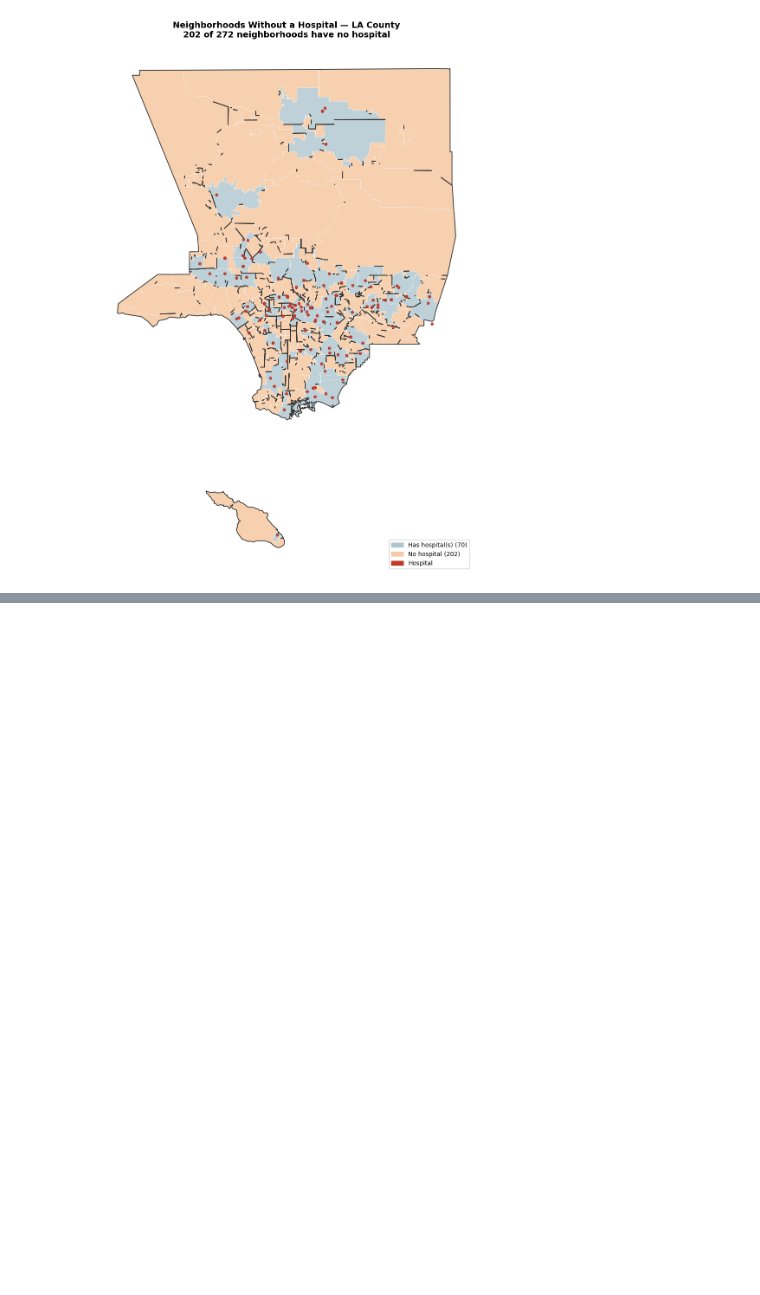
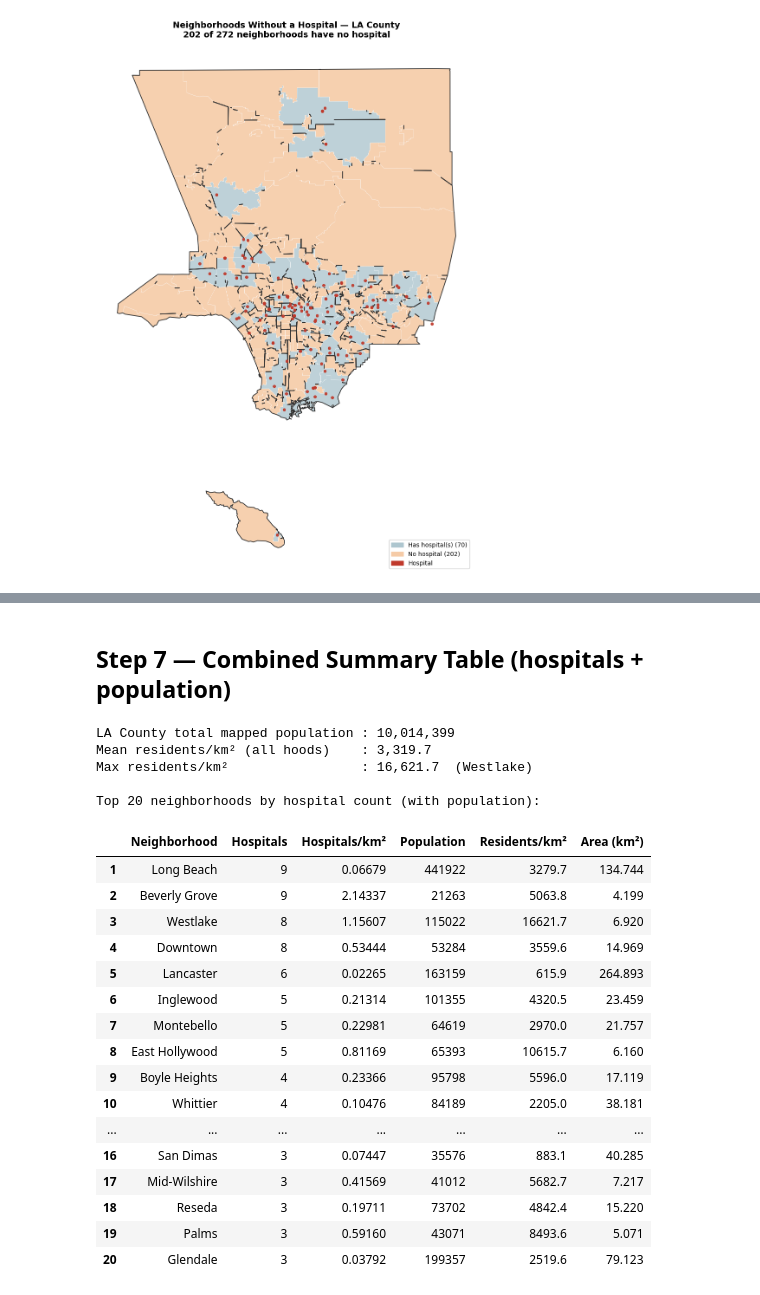
Before and after one commit to danielqhtruong/MATH497_Research_TDA, a Jupyter notebook: PH/Hospital_Visualization/visualize_hospitals.ipynb, the cells around one changed output, grey strips where cells are left out. Saved outputs shown, nothing was run; the diff lists cells and outputs as text; code cells hidden in the pictures; blank space fills up the shorter version.

```diff
--- a/PH/Hospital_Visualization/visualize_hospitals.ipynb
+++ b/PH/Hospital_Visualization/visualize_hospitals.ipynb
@@ -269,0 +229,55 @@ Top 20 neighborhoods by hospital count:
+# %% [markdown]
+## Step 7 — Combined Summary Table (hospitals + population)
+# %%
+full_summary = (
+    la_county[la_county["hospital_count"] > 0]
+    [[
+        "name",
+        "hospital_count",
+        "density_per_km2",
+        "population",
+        "pop_density_per_km2",
+        "area_km2",
+    ]]
+    .sort_values("hospital_count", ascending=False)
+    .reset_index(drop=True)
+)
+full_summary.index += 1
+full_summary.columns = [
+    "Neighborhood",
+    "Hospitals",
+    "Hospitals/km²",
+    "Population",
+    "Residents/km²",
+    "Area (km²)",
+]
+
+print(f"LA County total mapped population : {la_county['population'].sum():,}")
+print(f"Mean residents/km² (all hoods)    : {la_county['pop_density_per_km2'].mean():,.1f}")
+print(f"Max residents/km²                 : {la_county['pop_density_per_km2'].max():,.1f}  ({la_county.loc[la_county['pop_density_per_km2'].idxmax(), 'name']})")
+print()
+print("Top 20 neighborhoods by hospital count (with population):")
+full_summary.head(20)
+# %% [output]
+LA County total mapped population : 10,014,399
+Mean residents/km² (all hoods)    : 3,319.7
+Max residents/km²                 : 16,621.7  (Westlake)
+
+Top 20 neighborhoods by hospital count (with population):
+|  | Neighborhood | Hospitals | Hospitals/km² | Population | Residents/km² | Area (km²) |
+| 1 | Long Beach | 9 | 0.06679 | 441922 | 3279.7 | 134.744 |
+| 2 | Beverly Grove | 9 | 2.14337 | 21263 | 5063.8 | 4.199 |
+| 3 | Westlake | 8 | 1.15607 | 115022 | 16621.7 | 6.920 |
+| 4 | Downtown | 8 | 0.53444 | 53284 | 3559.6 | 14.969 |
+| 5 | Lancaster | 6 | 0.02265 | 163159 | 615.9 | 264.893 |
+| 6 | Inglewood | 5 | 0.21314 | 101355 | 4320.5 | 23.459 |
+| 7 | Montebello | 5 | 0.22981 | 64619 | 2970.0 | 21.757 |
+| 8 | East Hollywood | 5 | 0.81169 | 65393 | 10615.7 | 6.160 |
+| 9 | Boyle Heights | 4 | 0.23366 | 95798 | 5596.0 | 17.119 |
+| 10 | Whittier | 4 | 0.10476 | 84189 | 2205.0 | 38.181 |
+| ... | ... | ... | ... | ... | ... | ... |
+| 16 | San Dimas | 3 | 0.07447 | 35576 | 883.1 | 40.285 |
+| 17 | Mid-Wilshire | 3 | 0.41569 | 41012 | 5682.7 | 7.217 |
+| 18 | Reseda | 3 | 0.19711 | 73702 | 4842.4 | 15.220 |
+| 19 | Palms | 3 | 0.59160 | 43071 | 8493.6 | 5.071 |
+| 20 | Glendale | 3 | 0.03792 | 199357 | 2519.6 | 79.123 |
```
Also changed, not shown: parts of 14 cells of this notebook, 13 other files.
